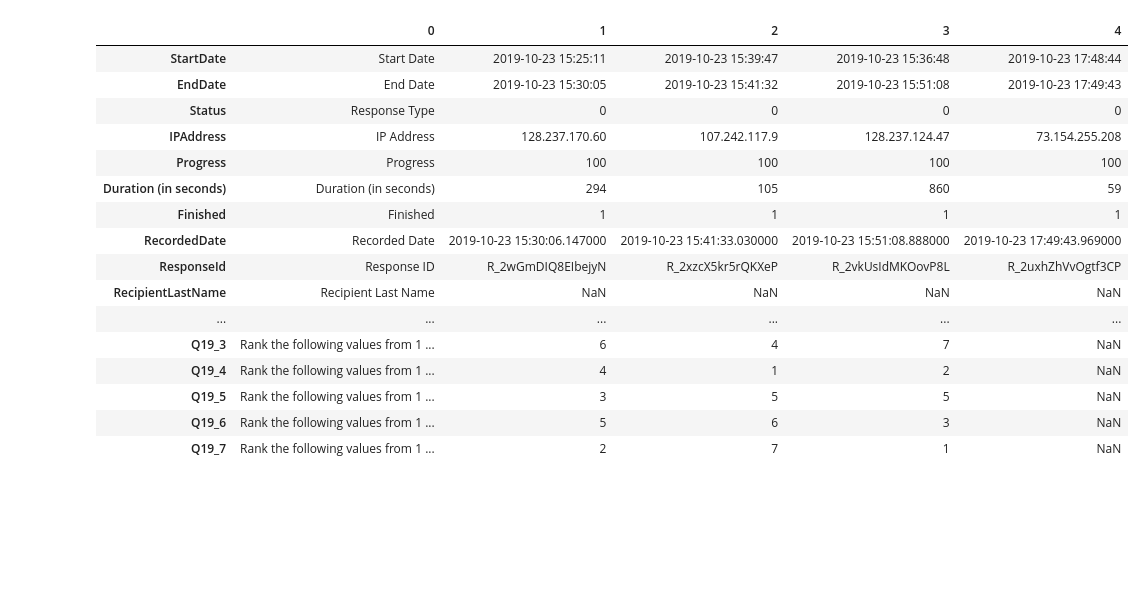
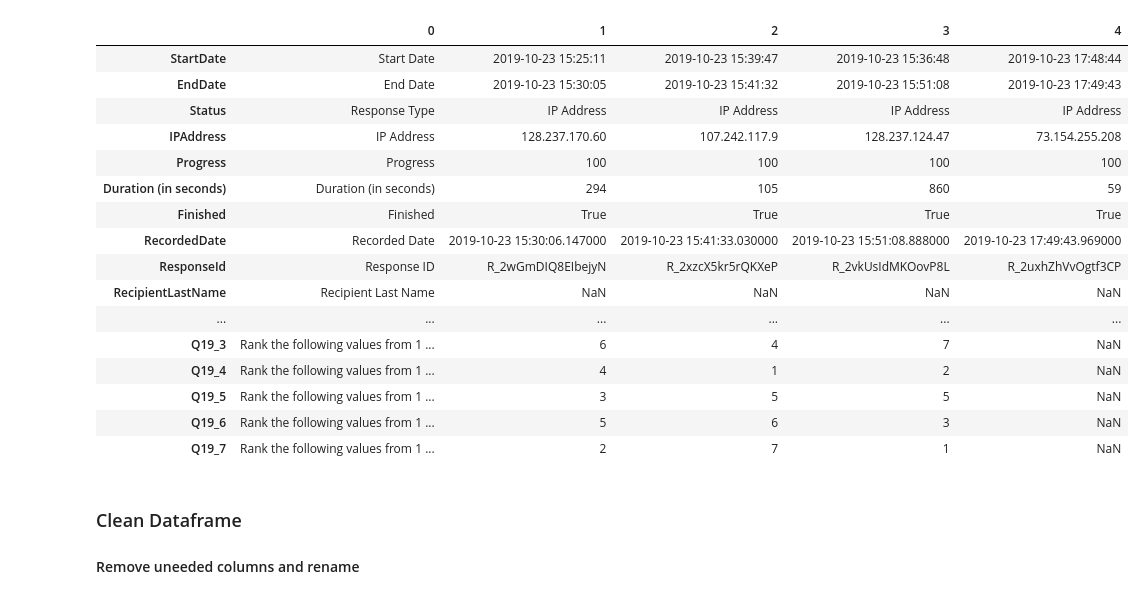
Before and after one commit to stephkananth/bubbles-hackathon, a Jupyter notebook: BubblesHackathon.ipynb, the cells around one changed output. Drawn from its saved outputs; the diff is of its cells as text; code cells hidden in the pictures; blank space fills up the shorter version.

Commit message:
cleaned data

```diff
--- a/BubblesHackathon.ipynb
+++ b/BubblesHackathon.ipynb
@@ -3,17 +3,17 @@ import pandas as pd
 import matplotlib.pyplot as plt
 import numpy as np
 # %%
-bubble_data = pd.read_excel("BubblesData.xlsx")
+bubble_data = pd.read_excel("BubblesExcel2.xlsx")
 bubble_data.head().T
 # %% [output]
 |  | 0 | 1 | 2 | 3 | 4 |
 | StartDate | Start Date | 2019-10-23 15:25:11 | 2019-10-23 15:39:47 | 2019-10-23 15:36:48 | 2019-10-23 17:48:44 |
 | EndDate | End Date | 2019-10-23 15:30:05 | 2019-10-23 15:41:32 | 2019-10-23 15:51:08 | 2019-10-23 17:49:43 |
-| Status | Response Type | 0 | 0 | 0 | 0 |
+| Status | Response Type | IP Address | IP Address | IP Address | IP Address |
 | IPAddress | IP Address | 128.237.170.60 | 107.242.117.9 | 128.237.124.47 | 73.154.255.208 |
 | Progress | Progress | 100 | 100 | 100 | 100 |
 | Duration (in seconds) | Duration (in seconds) | 294 | 105 | 860 | 59 |
-| Finished | Finished | 1 | 1 | 1 | 1 |
+| Finished | Finished | True | True | True | True |
 | RecordedDate | Recorded Date | 2019-10-23 15:30:06.147000 | 2019-10-23 15:41:33.030000 | 2019-10-23 15:51:08.888000 | 2019-10-23 17:49:43.969000 |
 | ResponseId | Response ID | R_2wGmDIQ8EIbejyN | R_2xzcX5kr5rQKXeP | R_2vkUsIdMKOovP8L | R_2uxhZhVvOgtf3CP |
 | RecipientLastName | Recipient Last Name | NaN | NaN | NaN | NaN |
@@ -23,4 +23,7 @@ bubble_data.head().T
 | Q19_5 | Rank the following values from 1 ... | 3 | 5 | 5 | NaN |
 | Q19_6 | Rank the following values from 1 ... | 5 | 6 | 3 | NaN |
 | Q19_7 | Rank the following values from 1 ... | 2 | 7 | 1 | NaN |
+# %% [markdown]
+### Clean Dataframe
+#### Remove uneeded columns and rename
 # %%
```
Also changed, not shown: parts of 4 cells of this notebook, 1 other file.
